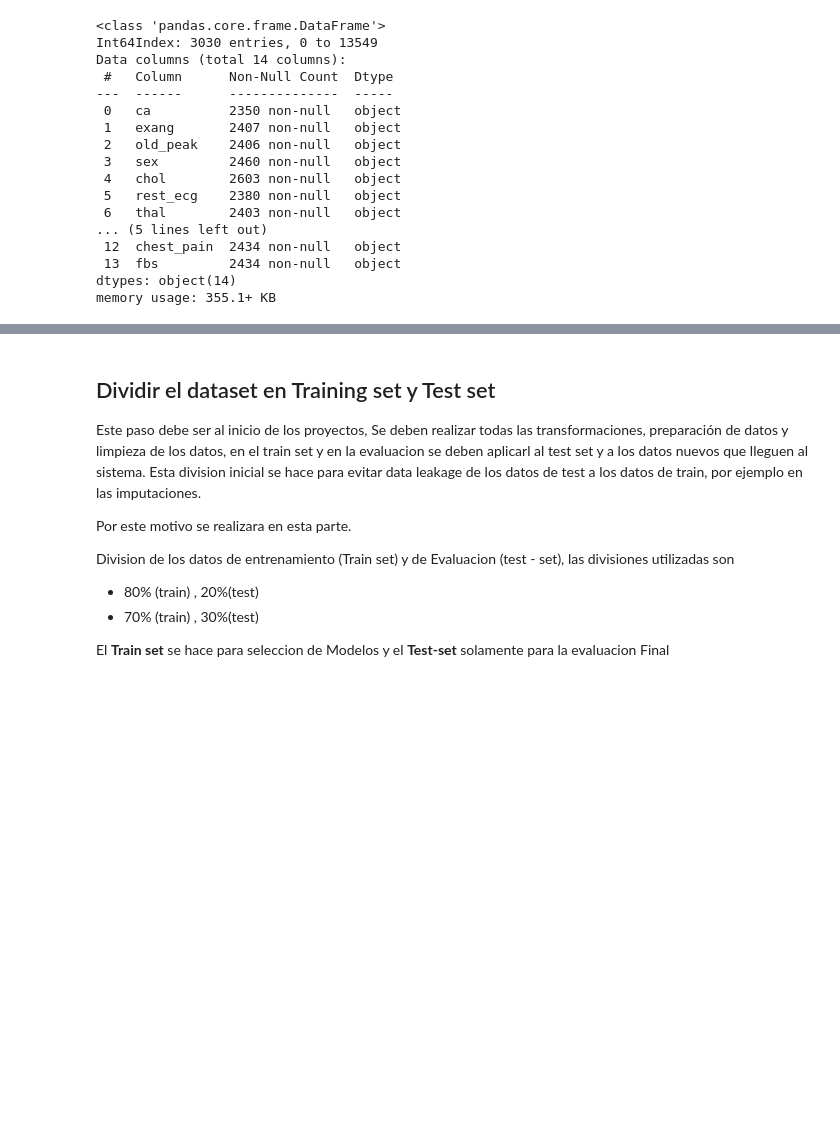
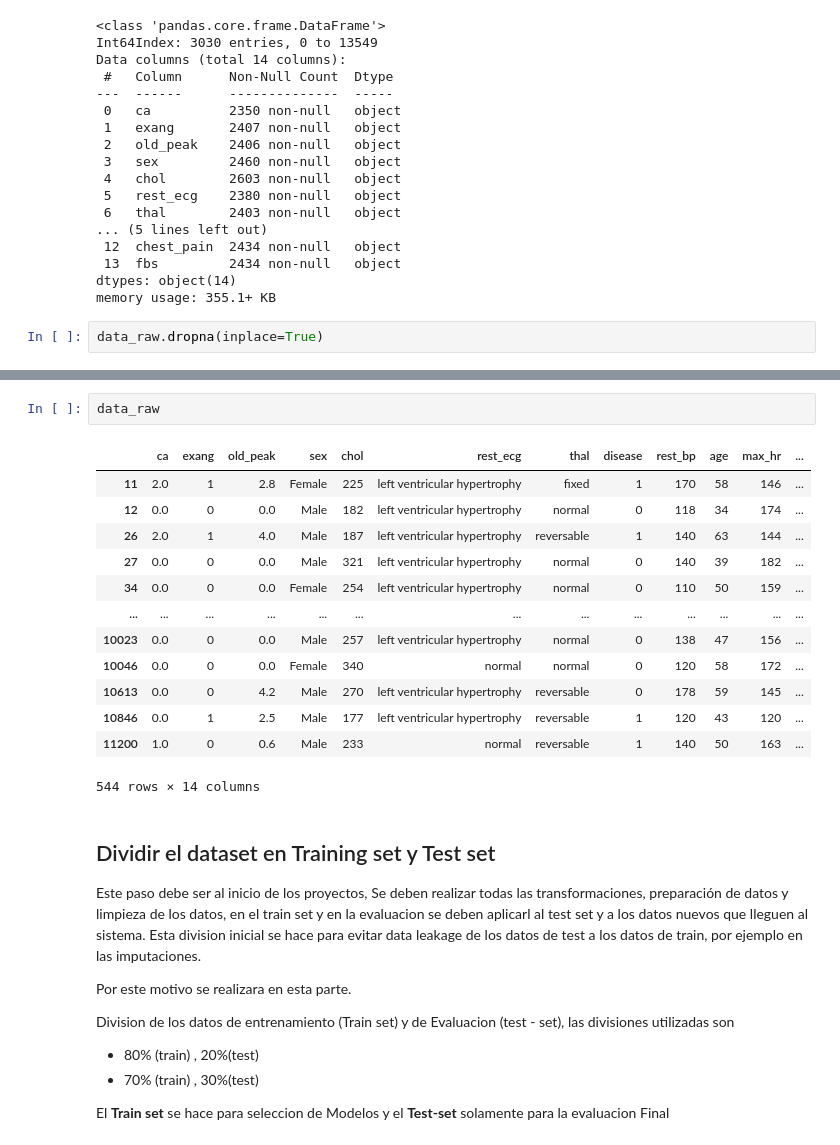
Before and after one commit to regarciar/Disease-ML-Project, a Jupyter notebook: notebooks/1-disease_preprocess.ipynb, the cells around one changed output, grey strips where cells are left out. Drawn from its saved outputs; the diff is of its cells as text; blank space fills up the shorter version.

```diff
--- a/notebooks/1-disease_preprocess.ipynb
+++ b/notebooks/1-disease_preprocess.ipynb
@@ -360,3 +360,5 @@ Data columns (total 14 columns):
  13  fbs         2434 non-null   object
 dtypes: object(14)
 memory usage: 355.1+ KB
+# %%
+data_raw.dropna(inplace=True)
@@ -363,3 +383,19 @@ memory usage: 355.1+ KB
+# %%
+data_raw
+# %% [output]
+|  | ca | exang | old_peak | sex | chol | rest_ecg | thal | disease | rest_bp | age | max_hr | ... |
+| 11 | 2.0 | 1 | 2.8 | Female | 225 | left ventricular hypertrophy | fixed | 1 | 170 | 58 | 146 | ... |
+| 12 | 0.0 | 0 | 0.0 | Male | 182 | left ventricular hypertrophy | normal | 0 | 118 | 34 | 174 | ... |
+| 26 | 2.0 | 1 | 4.0 | Male | 187 | left ventricular hypertrophy | reversable | 1 | 140 | 63 | 144 | ... |
+| 27 | 0.0 | 0 | 0.0 | Male | 321 | left ventricular hypertrophy | normal | 0 | 140 | 39 | 182 | ... |
+| 34 | 0.0 | 0 | 0.0 | Female | 254 | left ventricular hypertrophy | normal | 0 | 110 | 50 | 159 | ... |
+| ... | ... | ... | ... | ... | ... | ... | ... | ... | ... | ... | ... | ... |
+| 10023 | 0.0 | 0 | 0.0 | Male | 257 | left ventricular hypertrophy | normal | 0 | 138 | 47 | 156 | ... |
+| 10046 | 0.0 | 0 | 0.0 | Female | 340 | normal | normal | 0 | 120 | 58 | 172 | ... |
+| 10613 | 0.0 | 0 | 4.2 | Male | 270 | left ventricular hypertrophy | reversable | 0 | 178 | 59 | 145 | ... |
+| 10846 | 0.0 | 1 | 2.5 | Male | 177 | left ventricular hypertrophy | reversable | 1 | 120 | 43 | 120 | ... |
+| 11200 | 1.0 | 0 | 0.6 | Male | 233 | normal | reversable | 1 | 140 | 50 | 163 | ... |
+544 rows × 14 columns
 # %% [markdown]
 ## Dividir el dataset en Training set y Test set
 
```
Also changed, not shown: parts of 2 cells of this notebook.
